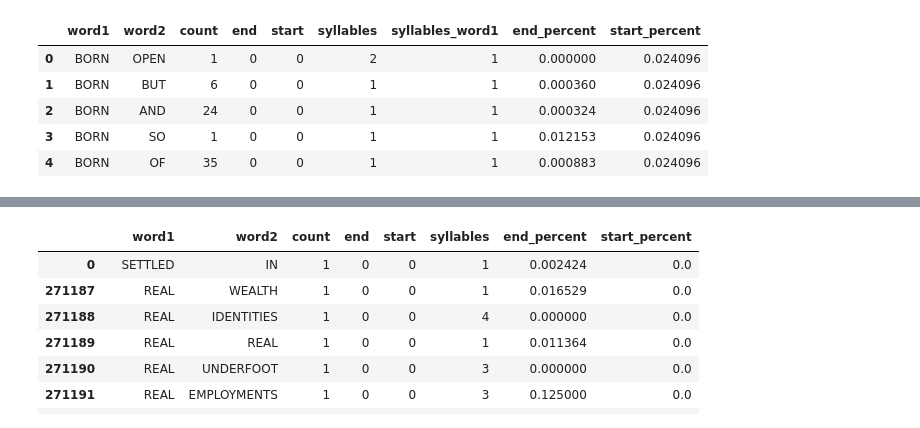
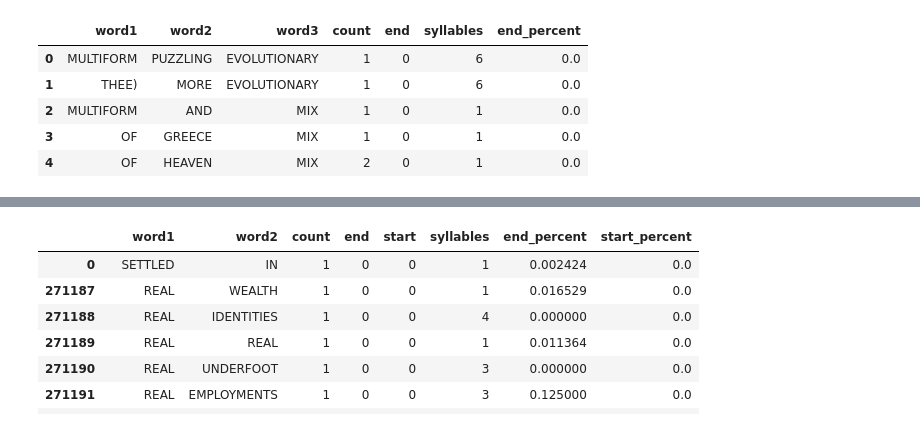
Before and after one commit to docmarionum1/haiku, a Jupyter notebook: Haiku.ipynb, the cells around one changed output, grey strips where cells are left out. Saved outputs shown, nothing was run; the diff lists cells and outputs as text; code cells hidden in the pictures.

```diff
--- a/Haiku.ipynb
+++ b/Haiku.ipynb
@@ -9,7 +9,8 @@ dictionary = {}
 with open('phoneme-groups-with-syllables.json') as f:
     for l in f:
         j = json.loads(l)
-        dictionary[j['word']] = len(j['syllables'])
+        if len(j['word']) > 1 or j['word'] in ['A', 'I', 'O']:
+            dictionary[j['word']] = len(j['syllables'])
 
 dict_df = pd.DataFrame.from_records([(k, dictionary[k]) for k in dictionary])
 dict_df = dict_df[dict_df[1] <= 7]
@@ -19,46 +20,84 @@ regex = re.compile("[^A-Z\s'-\.]")
 for path in pathlib.Path('corpus').glob('*'):
     print(str(path))
     with open(str(path)) as f:
-        corpus = corpus + [i.split() for i in regex.sub('', f.read().upper().replace(",", "")).split('.')]
+        corpus = corpus + [i.split() for i in re.split(r'[\.!\?;]',regex.sub('', f.read().upper().replace(",", "").replace("--", " ")))]
 
-model = {}
+model2 = {}
 for c in corpus:
     for i in range(len(c) - 1):
         w1 = c[i]
         w2 = c[i+1]
 
-        if w1 not in model:
-            model[w1] = {}
+        if w1 not in model2:
+            model2[w1] = {}
 
-        if w2 not in model[w1]:
-            model[w1][w2] = {'count': 1, 'end': 0, 'start': 0}
+        if w2 not in model2[w1]:
+            model2[w1][w2] = {'count': 1, 'end': 0, 'start': 0}
         else:
-            model[w1][w2]['count'] += 1
+            model2[w1][w2]['count'] += 1
 
         if i == (len(c) - 2):
-            model[w1][w2]['end'] += 1
+            model2[w1][w2]['end'] += 1
         if i == 0:
-            model[w1][w2]['start'] += 1
+            model2[w1][w2]['start'] += 1
 
-records = [(w1, w2, model[w1][w2]['count'], model[w1][w2]['end'], model[w1][w2]['start']) for w1 in model for w2 in model[w1]]
-model_df = pd.DataFrame.from_records(records).rename(columns={0: 'word1', 1:'word2', 2:'count', 3: 'end', 4: 'start'})
-model_df = model_df.merge(dict_df.rename(columns={0: 'word2', 1: 'syllables'}), on='word2')
-model_df = model_df.merge(dict_df.rename(columns={0: 'word1', 1: 'syllables_word1'}), on='word1')
+records = [(w1, w2, model2[w1][w2]['count'], model2[w1][w2]['end'], model2[w1][w2]['start']) for w1 in model2 for w2 in model2[w1]]
+model2_df = pd.DataFrame.from_records(records).rename(columns={0: 'word1', 1:'word2', 2:'count', 3: 'end', 4: 'start'})
+model2_df = model2_df.merge(dict_df.rename(columns={0: 'word2', 1: 'syllables'}), on='word2')
+model2_df = model2_df.merge(dict_df.rename(columns={0: 'word1', 1: 'syllables_word1'}), on='word1')
 
-g = model_df.groupby('word2')
+g = model2_df.groupby('word2')
 m = g.sum().reset_index()[['word2', 'end']].merge(g.sum().reset_index()[['word2', 'count']], on='word2')
 m['end_percent'] = m['end']/m['count']
 
-model_df = model_df.merge(m[['word2', 'end_percent']], on='word2')
+model2_df = model2_df.merge(m[['word2', 'end_percent']], on='word2')
 
 
-g = model_df.groupby('word1')
+g = model2_df.groupby('word1')
 m = g.sum().reset_index()[['word1', 'start']].merge(g.sum().reset_index()[['word1', 'count']], on='word1')
 m['start_percent'] = m['start']/m['count']
 
-model_df = model_df.merge(m[['word1', 'start_percent']], on='word1')
+model2_df = model2_df.merge(m[['word1', 'start_percent']], on='word1')
 
-model_df.head()
+#model2_df.head()
+
+model3 = {}
+for c in corpus:
+    for i in range(len(c) - 2):
+        w1 = c[i]
+        w2 = c[i+1]
+        w3 = c[i+2]
+
+        if w1 not in model3:
+            model3[w1] = {}
+
+        if w2 not in model3[w1]:
+            model3[w1][w2] = {}
+
+        if w3 not in model3[w1][w2]:
+            model3[w1][w2][w3] = {'count': 1, 'end': 0}
+        else:
+            model3[w1][w2][w3]['count'] += 1
+
+        if i == (len(c) - 3):
+            model3[w1][w2][w3]['end'] += 1
+
+records = []
+for w1 in model3:
+    for w2 in model3[w1]:
+        for w3 in model3[w1][w2]:
+            records.append((w1, w2, w3, model3[w1][w2][w3]['count'], model3[w1][w2][w3]['end']))
+
+model3_df = pd.DataFrame.from_records(records).rename(columns={0: 'word1', 1:'word2', 2: 'word3', 3:'count', 4: 'end'})
+model3_df = model3_df.merge(dict_df.rename(columns={0: 'word3', 1: 'syllables'}), on='word3')
+
+g = model3_df.groupby('word3')
+m = g.sum().reset_index()[['word3', 'end']].merge(g.sum().reset_index()[['word3', 'count']], on='word3')
+m['end_percent'] = m['end']/m['count']
+
+model3_df = model3_df.merge(m[['word3', 'end_percent']], on='word3')
+
+model3_df.head()
 # %% [output]
 corpus\1321-0.txt
 corpus\24280-0.txt
@@ -79,7 +121,7 @@ corpus\pg4800.txt
 corpus\pg9622.txt
-|  | word1 | word2 | count | end | start | syllables | syllables_word1 | end_percent | start_percent |
-| 0 | BORN | OPEN | 1 | 0 | 0 | 2 | 1 | 0.000000 | 0.024096 |
-| 1 | BORN | BUT | 6 | 0 | 0 | 1 | 1 | 0.000360 | 0.024096 |
-| 2 | BORN | AND | 24 | 0 | 0 | 1 | 1 | 0.000324 | 0.024096 |
-| 3 | BORN | SO | 1 | 0 | 0 | 1 | 1 | 0.012153 | 0.024096 |
-| 4 | BORN | OF | 35 | 0 | 0 | 1 | 1 | 0.000883 | 0.024096 |
+|  | word1 | word2 | word3 | count | end | syllables | end_percent |
+| 0 | MULTIFORM | PUZZLING | EVOLUTIONARY | 1 | 0 | 6 | 0.0 |
+| 1 | THEE) | MORE | EVOLUTIONARY | 1 | 0 | 6 | 0.0 |
+| 2 | MULTIFORM | AND | MIX | 1 | 0 | 1 | 0.0 |
+| 3 | OF | GREECE | MIX | 1 | 0 | 1 | 0.0 |
+| 4 | OF | HEAVEN | MIX | 2 | 0 | 1 | 0.0 |
```
Also changed, not shown: parts of 6 cells of this notebook, 25 other files.
